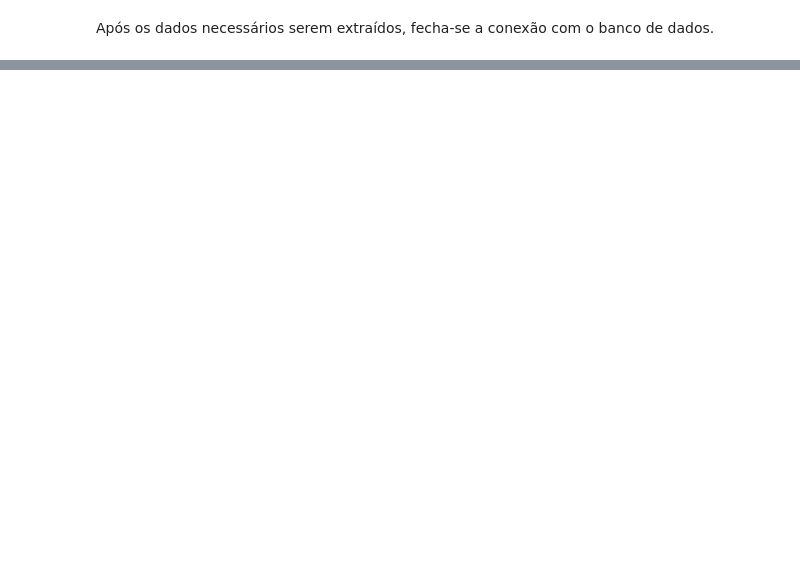
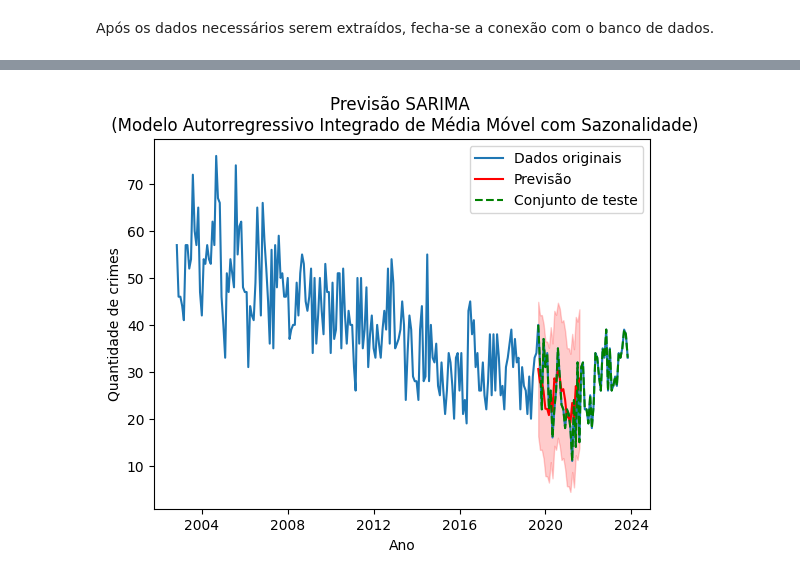
Before and after one commit to RonaldoSouzaChaves/ProjetoIntegrador3, a Jupyter notebook: Machine Learning.ipynb, the cells around one changed output, grey strips where cells are left out. Saved outputs shown, nothing was run; the diff lists cells and outputs as text; code cells hidden in the pictures; blank space fills up the shorter version.

```diff
--- a/Machine Learning.ipynb
+++ b/Machine Learning.ipynb
@@ -68,0 +206,27 @@ conexao.close()
+# %%
+# ajuste do modelo SARIMA (Modelo Autorregressivo Integrado de Média Móvel com Sazonalidade) no conjunto de treinamento
+model = SARIMAX(train['contagemCasos'], order=(1, 1, 1), seasonal_order=(1, 1, 1, 12))
+results = model.fit()
+
+# número de passos para prever até o final do ano de 2024 (mensalmente)
+forecast_steps = 12 * (2024 - test.index[-1].year + 1)
+
+# previsão de valores futuros no conjunto de teste
+forecast = results.get_forecast(steps=forecast_steps)
+
+# obtenção dos valores de previsão e intervalos
+forecast_values = forecast.predicted_mean
+forecast_intervals = forecast.conf_int()
+
+# plotagem dos dados originais, da previsão e do conjunto de teste
+plt.plot(monthly_counts.index, monthly_counts['contagemCasos'], label='Dados originais')
+plt.plot(forecast_values.index, forecast_values, color='red', label='Previsão')
+plt.fill_between(forecast_intervals.index, forecast_intervals.iloc[:, 0], forecast_intervals.iloc[:, 1], color='red', alpha=0.2)
+plt.plot(test.index, test['contagemCasos'], label='Conjunto de teste', linestyle='dashed', color='green')
+plt.title('Previsão SARIMA \n (Modelo Autorregressivo Integrado de Média Móvel com Sazonalidade)')
+plt.xlabel('Ano')
+plt.ylabel('Quantidade de crimes')
+plt.legend()
+plt.show()
+# %% [output]
+[figure, added]
```
Also changed, not shown: parts of 20 cells of this notebook.
